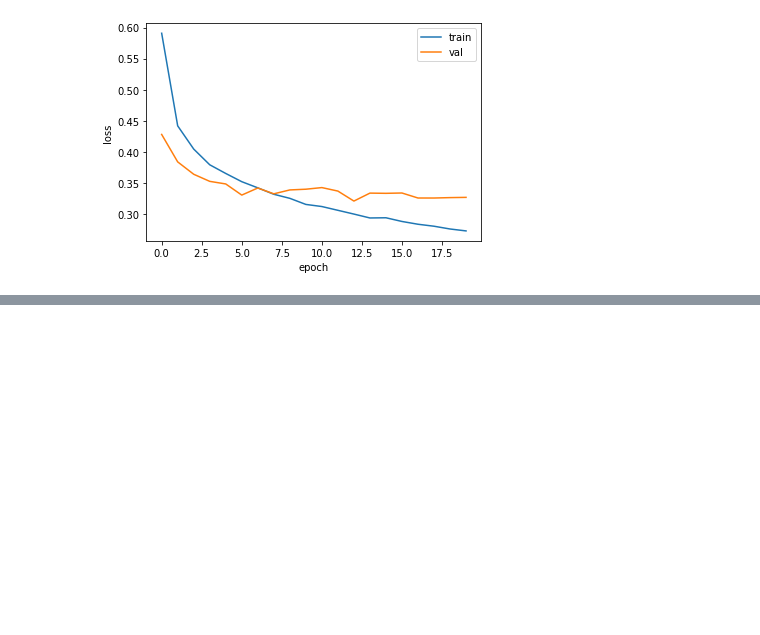
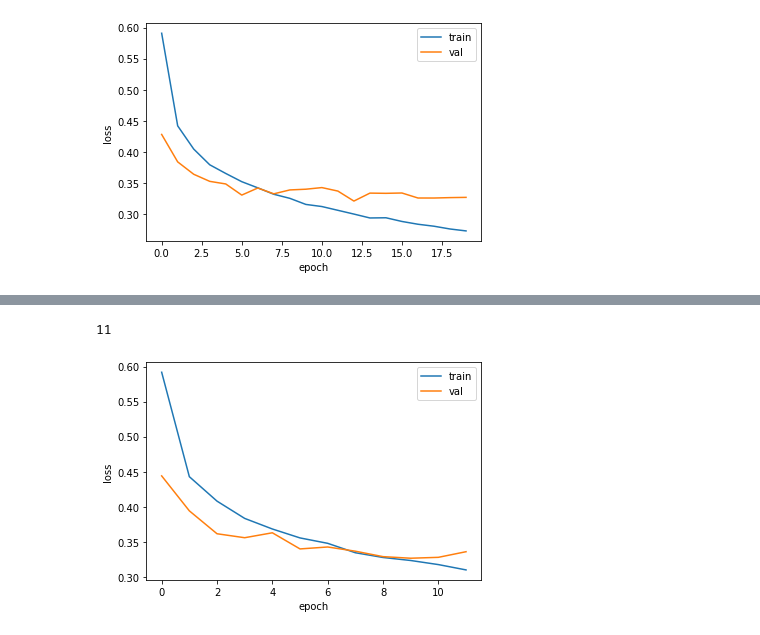
Before and after one commit to mjk0618/algorithm_study, a Jupyter notebook: python/ml_dl/chapter_7.ipynb, the cells around one changed output, grey strips where cells are left out. Cells and saved outputs as stored; diff of their text form; code cells hidden in the pictures; blank space fills up the shorter version.

```diff
--- a/python/ml_dl/chapter_7.ipynb
+++ b/python/ml_dl/chapter_7.ipynb
@@ -395,0 +419,3 @@ plt.show()
+# %%
+model = keras.models.load_model('model_whole.h5')
+model.evaluate(val_scaled, val_target)
@@ -395,0 +425,7 @@ plt.show()
+# %%
+model = model_fn(keras.layers.Dropout(0.3))
+model.compile(optimizer='adam',
+              loss='sparse_categorical_crossentropy', metrics='accuracy')
+checkpoint_cb = keras.callbacks.ModelCheckpoint('best_model.h5')
+model.fit(train_scaled, train_target, epochs=20, verbose=0,
+          validation_data=(val_scaled, val_target), callbacks=[checkpoint_cb])
@@ -395,0 +434,3 @@ plt.show()
+# %%
+model = keras.models.load_model('best_model.h5')
+model.evaluate(val_scaled, val_target)
@@ -395,0 +440,22 @@ plt.show()
+# %%
+model = model_fn(keras.layers.Dropout(0.3))
+model.compile(optimizer='adam',
+              loss='sparse_categorical_crossentropy', metrics='accuracy')
+checkpoint_cb = keras.callbacks.ModelCheckpoint('best_model.h5')
+early_stopping_cb = keras.callbacks.EarlyStopping(patience=2, restore_best_weights=True)
+history = model.fit(train_scaled, train_target, epochs=20, verbose=0,
+                    validation_data=(val_scaled, val_target), callbacks=[checkpoint_cb, early_stopping_cb])
+# %%
+print(early_stopping_cb.stopped_epoch)
+# %% [output]
+11
+# %%
+import matplotlib.pyplot as plt
+plt.plot(history.history['loss'])
+plt.plot(history.history['val_loss'])
+plt.xlabel('epoch')
+plt.ylabel('loss')
+plt.legend(['train', 'val'])
+plt.show()
+# %% [output]
+[figure, added]
```
Also changed, not shown: parts of 10 cells of this notebook, 3 other files.
